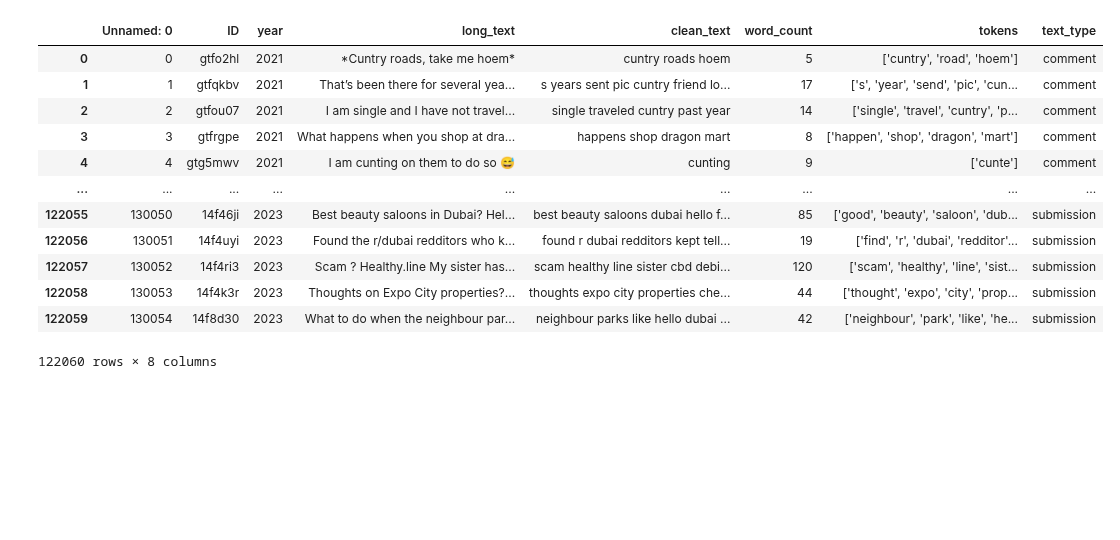
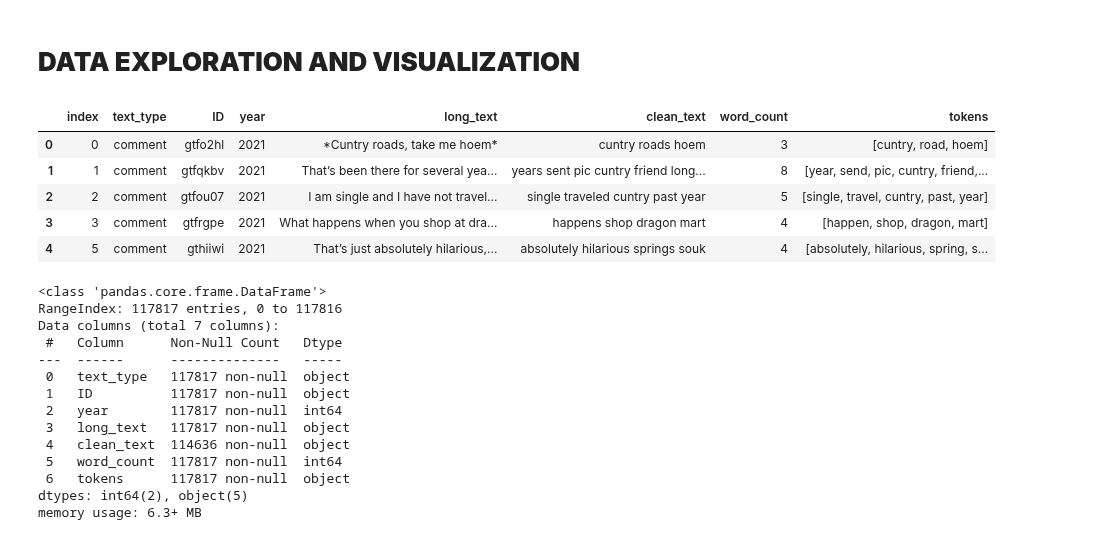
Before and after one commit to luisanomayo/MSc_Thesis_NLP_topic_modelling, a Jupyter notebook: data_exploration.ipynb, the cells around one changed output. Saved outputs shown, nothing was run; the diff lists cells and outputs as text; code cells hidden in the pictures; blank space fills up the shorter version.

```diff
--- a/data_exploration.ipynb
+++ b/data_exploration.ipynb
@@ -1 +1,3 @@
+# %% [markdown]
+# **DATA EXPLORATION AND VISUALIZATION**
 # %%
@@ -3,18 +19,18 @@ import pandas as pd
 # %%
-corpus = pd.read_csv('Data/corpus_v2.csv', lineterminator='\n')
+#import cleaned data
 
-corpus
+def list_converter(text):
+    #to revert list->str conversion from pd.read_csv
+    return ast.literal_eval(text)
+
+
+corpus = pd.read_csv('Data/corpus_v4.csv', converters ={'tokens':list_converter})
+
+corpus.head()
 # %% [output]
-|  | Unnamed: 0 | ID | year | long_text | clean_text | word_count | tokens | text_type |
-| 0 | 0 | gtfo2hl | 2021 | *Cuntry roads, take me hoem* | cuntry roads hoem | 5 | ['cuntry', 'road', 'hoem'] | comment |
-| 1 | 1 | gtfqkbv | 2021 | That’s been there for several yea... | s years sent pic cuntry friend lo... | 17 | ['s', 'year', 'send', 'pic', 'cun... | comment |
-| 2 | 2 | gtfou07 | 2021 | I am single and I have not travel... | single traveled cuntry past year | 14 | ['single', 'travel', 'cuntry', 'p... | comment |
-| 3 | 3 | gtfrgpe | 2021 | What happens when you shop at dra... | happens shop dragon mart | 8 | ['happen', 'shop', 'dragon', 'mart'] | comment |
-| 4 | 4 | gtg5mwv | 2021 | I am cunting on them to do so 😅 | cunting | 9 | ['cunte'] | comment |
-| ... | ... | ... | ... | ... | ... | ... | ... | ... |
-| 122055 | 130050 | 14f46ji | 2023 | Best beauty saloons in Dubai? Hel... | best beauty saloons dubai hello f... | 85 | ['good', 'beauty', 'saloon', 'dub... | submission |
-| 122056 | 130051 | 14f4uyi | 2023 | Found the r/dubai redditors who k... | found r dubai redditors kept tell... | 19 | ['find', 'r', 'dubai', 'redditor'... | submission |
-| 122057 | 130052 | 14f4ri3 | 2023 | Scam ? Healthy.line My sister has... | scam healthy line sister cbd debi... | 120 | ['scam', 'healthy', 'line', 'sist... | submission |
-| 122058 | 130053 | 14f4k3r | 2023 | Thoughts on Expo City properties?... | thoughts expo city properties che... | 44 | ['thought', 'expo', 'city', 'prop... | submission |
-| 122059 | 130054 | 14f8d30 | 2023 | What to do when the neighbour par... | neighbour parks like hello dubai ... | 42 | ['neighbour', 'park', 'like', 'he... | submission |
+|  | index | text_type | ID | year | long_text | clean_text | word_count | tokens |
+| 0 | 0 | comment | gtfo2hl | 2021 | *Cuntry roads, take me hoem* | cuntry roads hoem | 3 | [cuntry, road, hoem] |
+| 1 | 1 | comment | gtfqkbv | 2021 | That’s been there for several yea... | years sent pic cuntry friend long... | 8 | [year, send, pic, cuntry, friend,... |
+| 2 | 2 | comment | gtfou07 | 2021 | I am single and I have not travel... | single traveled cuntry past year | 5 | [single, travel, cuntry, past, year] |
+| 3 | 3 | comment | gtfrgpe | 2021 | What happens when you shop at dra... | happens shop dragon mart | 4 | [happen, shop, dragon, mart] |
+| 4 | 5 | comment | gthiiwi | 2021 | That’s just absolutely hilarious,... | absolutely hilarious springs souk | 4 | [absolutely, hilarious, spring, s... |
-122060 rows × 8 columns
@@ -20,0 +40,17 @@ corpus
+# %%
+corpus.info()
+# %% [output]
+<class 'pandas.core.frame.DataFrame'>
+RangeIndex: 117817 entries, 0 to 117816
+Data columns (total 7 columns):
+ #   Column      Non-Null Count   Dtype
+---  ------      --------------   -----
+ 0   text_type   117817 non-null  object
+ 1   ID          117817 non-null  object
+ 2   year        117817 non-null  int64
+ 3   long_text   117817 non-null  object
+ 4   clean_text  114636 non-null  object
+ 5   word_count  117817 non-null  int64
+ 6   tokens      117817 non-null  object
+dtypes: int64(2), object(5)
+memory usage: 6.3+ MB
```
Also changed, not shown: parts of 10 cells of this notebook, 1 other file.
